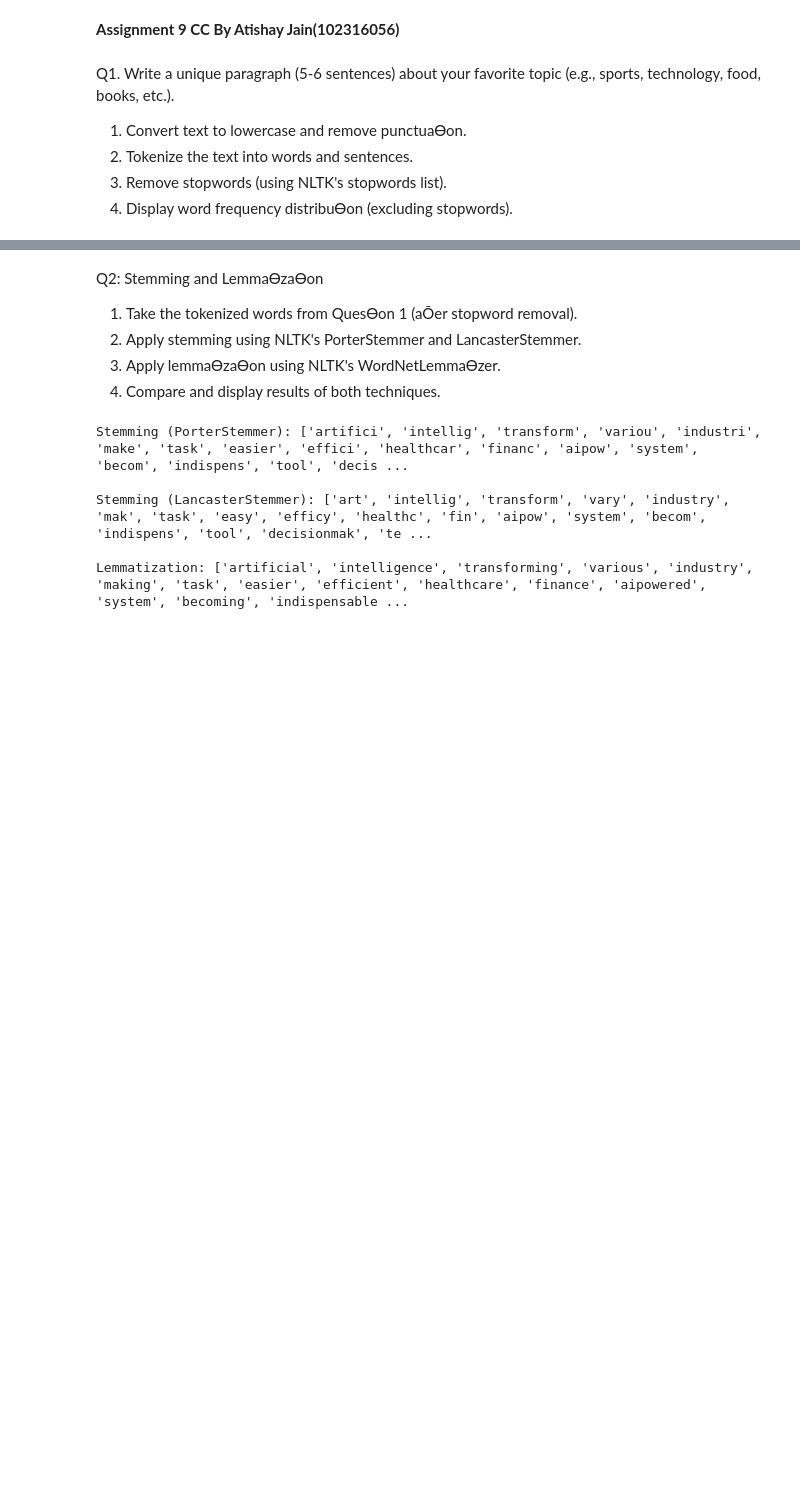
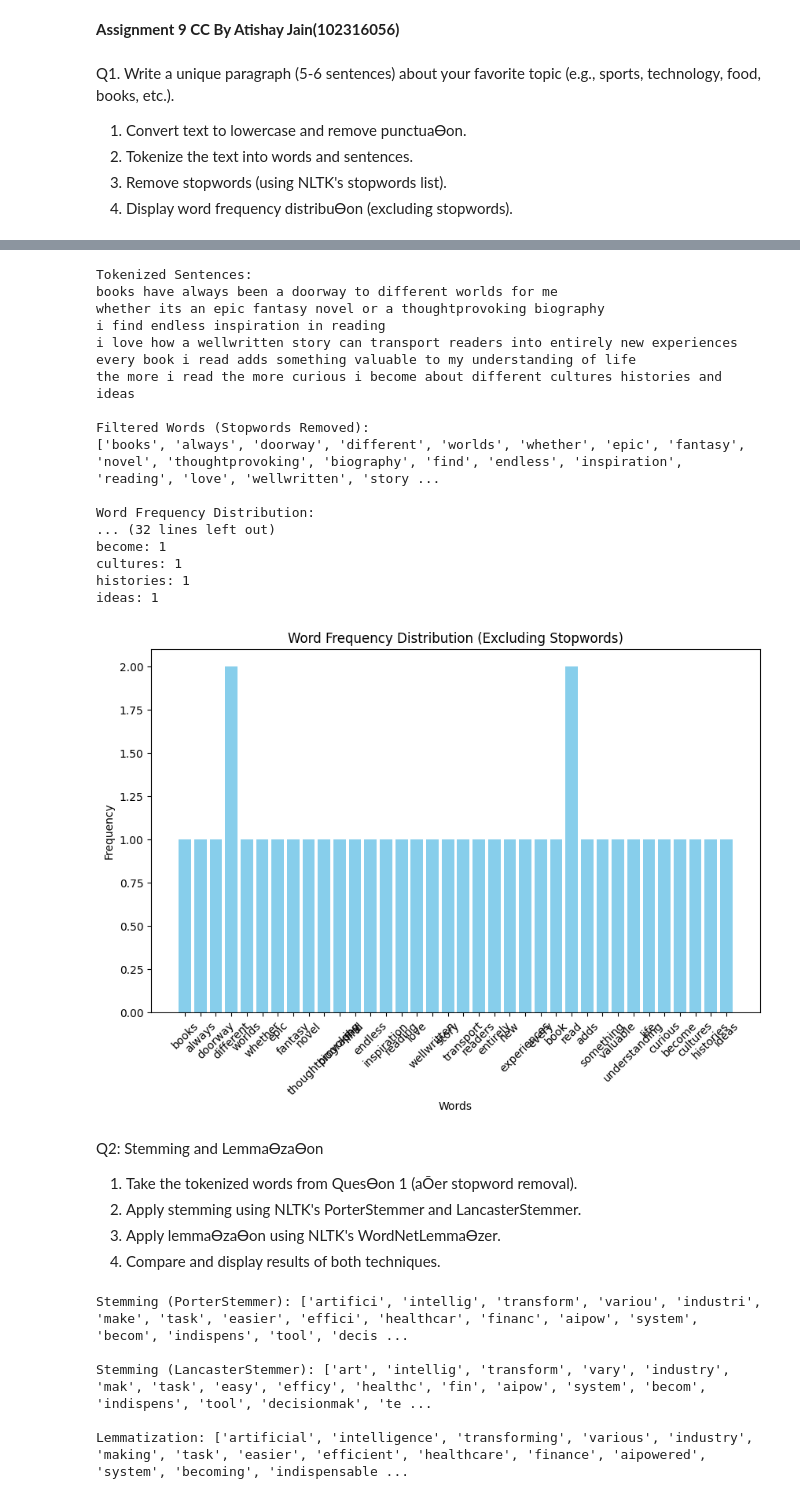
Before and after one commit to Atishay3825/102316056_UCS420, a Jupyter notebook: Assignment_9_102316056.ipynb, the cells around one changed output, grey strips where cells are left out. Saved outputs shown, nothing was run; the diff lists cells and outputs as text; code cells hidden in the pictures; blank space fills up the shorter version.

```diff
--- a/Assignment_9_102316056.ipynb
+++ b/Assignment_9_102316056.ipynb
@@ -71,0 +76,62 @@ LookupError:
+# %%
+# Install NLTK if not already installed
+# Uncomment the next line if you are running for the first time
+#!pip install nltk
+
+# Import required libraries
+import nltk
+from nltk.corpus import stopwords
+from nltk.tokenize import word_tokenize, sent_tokenize
+from collections import Counter
+import string
+import matplotlib.pyplot as plt
+
+# Download necessary NLTK data (only needed once)
+nltk.download('punkt')
+nltk.download('stopwords')
+nltk.download('punkt_tab') # Download the punkt_tab data
+
+# Paragraph (Topic: Books)
+text = """Books have always been a doorway to different worlds for me.
+Whether it's an epic fantasy novel or a thought-provoking biography,
+I find endless inspiration in reading.
+I love how a well-written story can transport readers into entirely new experiences.
+Every book I read adds something valuable to my understanding of life.
+The more I read, the more curious I become about different cultures, histories, and ideas."""
+
+# Step 1: Convert to lowercase and remove punctuation
+text = text.lower()
+text = text.translate(str.maketrans('', '', string.punctuation))
+
+# Step 2: Tokenize into sentences and words
+sentences = sent_tokenize(text)
+words = word_tokenize(text)
+
+# Step 3: Remove stopwords
+stop_words = set(stopwords.words('english'))
+filtered_words = [word for word in words if word not in stop_words]
+
+# Step 4: Word Frequency Distribution
+word_freq = Counter(filtered_words)
+
+# Display results
+print("Tokenized Sentences:")
+for sent in sentences:
+    print(sent)
+
+print("\nFiltered Words (Stopwords Removed):")
+print(filtered_words)
+
+print("\nWord Frequency Distribution:")
+for word, freq in word_freq.items():
+    print(f"{word}: {freq}")
+
+# Step 5 (Optional): Plot the frequency distribution
+plt.figure(figsize=(10,6))
+plt.bar(word_freq.keys(), word_freq.values(), color='skyblue')
+plt.title('Word Frequency Distribution (Excluding Stopwords)')
+plt.xlabel('Words')
+plt.ylabel('Frequency')
+plt.xticks(rotation=45)
+plt.show()
+# %% [output]
@@ -72,3 +144,21 @@ LookupError:
+Tokenized Sentences:
+books have always been a doorway to different worlds for me
+whether its an epic fantasy novel or a thoughtprovoking biography
+i find endless inspiration in reading
+i love how a wellwritten story can transport readers into entirely new experiences
+every book i read adds something valuable to my understanding of life
+the more i read the more curious i become about different cultures histories and ideas
+
+Filtered Words (Stopwords Removed):
+['books', 'always', 'doorway', 'different', 'worlds', 'whether', 'epic', 'fantasy', 'novel', 'thoughtprovoking', 'biography', 'find', 'endless', 'inspiration', 'reading', 'love', 'wellwritten', 'story ...
+
+Word Frequency Distribution:
+... (32 lines left out)
+become: 1
+cultures: 1
+histories: 1
+ideas: 1
+[figure, added]
 # %% [markdown]
 Q2: Stemming and LemmaƟzaƟon
 1. Take the tokenized words from QuesƟon 1 (aŌer stopword removal).
```
Also changed, not shown: parts of 2 cells of this notebook.
